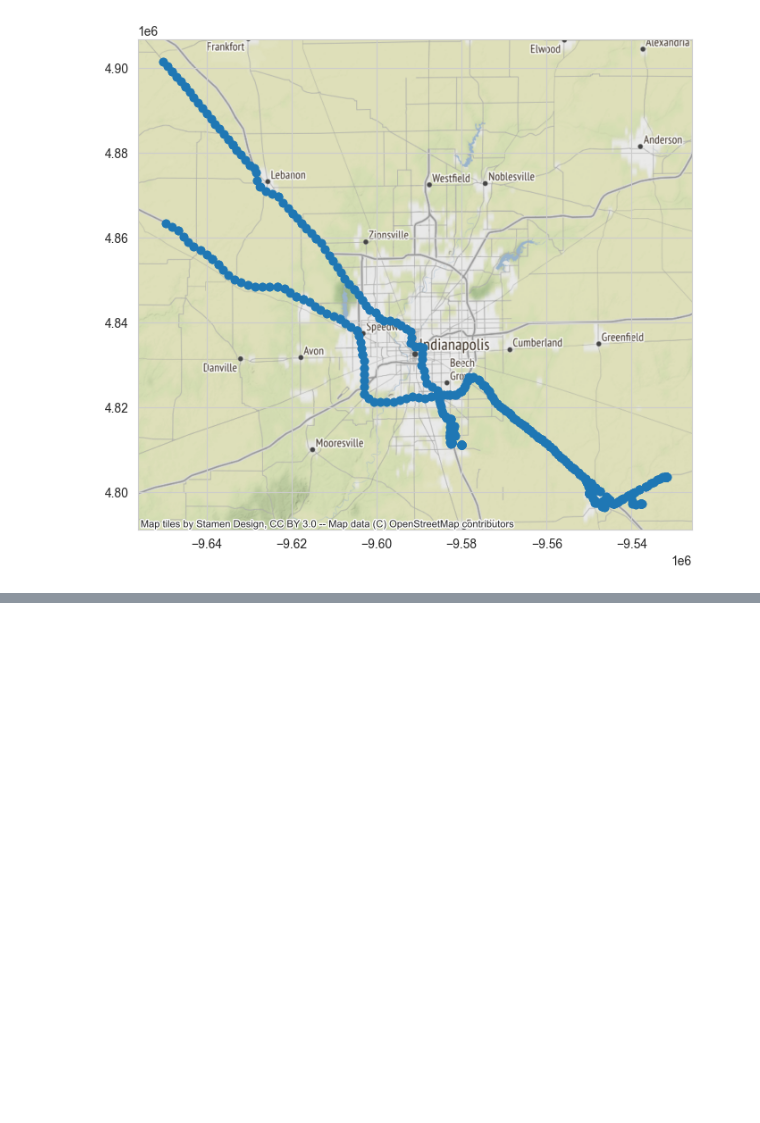
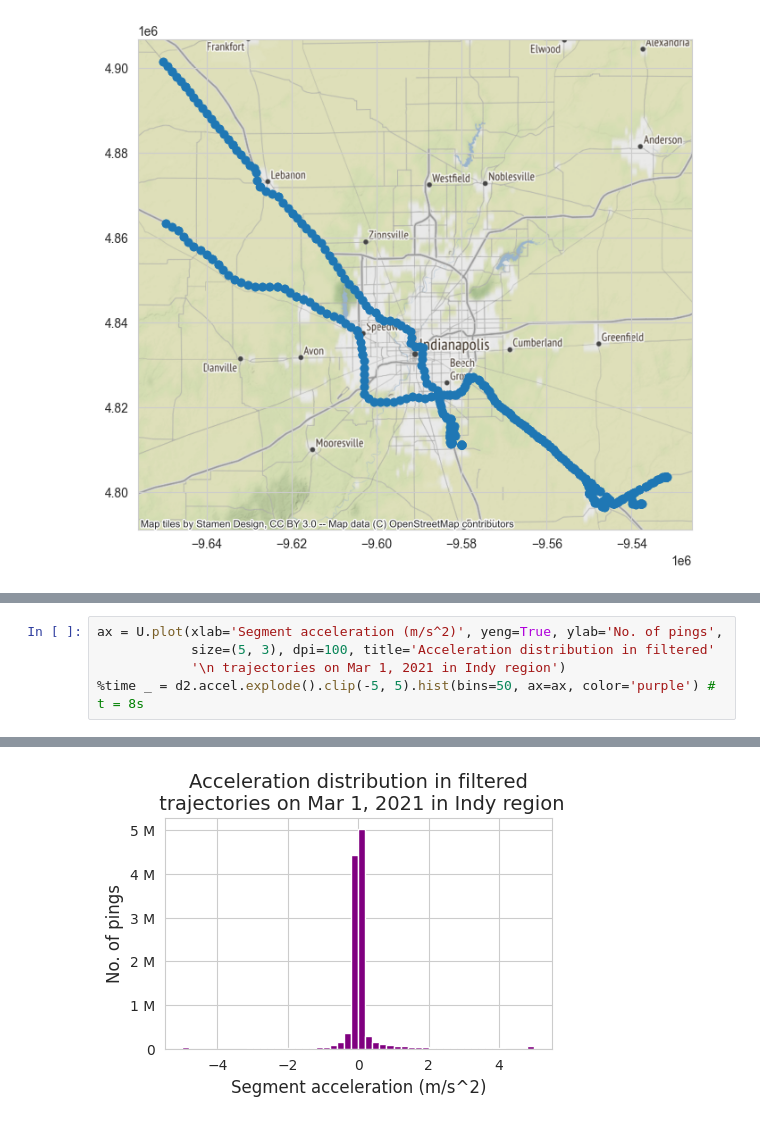
Before and after one commit to rvanxer/home_detection, a Jupyter notebook: code/2_Prepare_pings.ipynb, the cells around one changed output, grey strips where cells are left out. Drawn from its saved outputs; the diff is of its cells as text; blank space fills up the shorter version.

```diff
--- a/code/2_Prepare_pings.ipynb
+++ b/code/2_Prepare_pings.ipynb
@@ -462,0 +446,6 @@ java.io.IOException: Failed to delete: /tmp/blockmgr-66c2f596-f90d-466f-9167-a1d
+# %%
+ax = U.plot(xlab='Segment acceleration (m/s^2)', yeng=True, ylab='No. of pings',
+            size=(5, 3), dpi=100, title='Acceleration distribution in filtered'
+            '\n trajectories on Mar 1, 2021 in Indy region')
+%time _ = d2.accel.explode().clip(-5, 5).hist(bins=50, ax=ax, color='purple') # t = 8s
+# %% [output]
@@ -462,0 +454 @@ java.io.IOException: Failed to delete: /tmp/blockmgr-66c2f596-f90d-466f-9167-a1d
+[figure, added]
```
Also changed, not shown: parts of 51 cells of this notebook, 44 other files.
